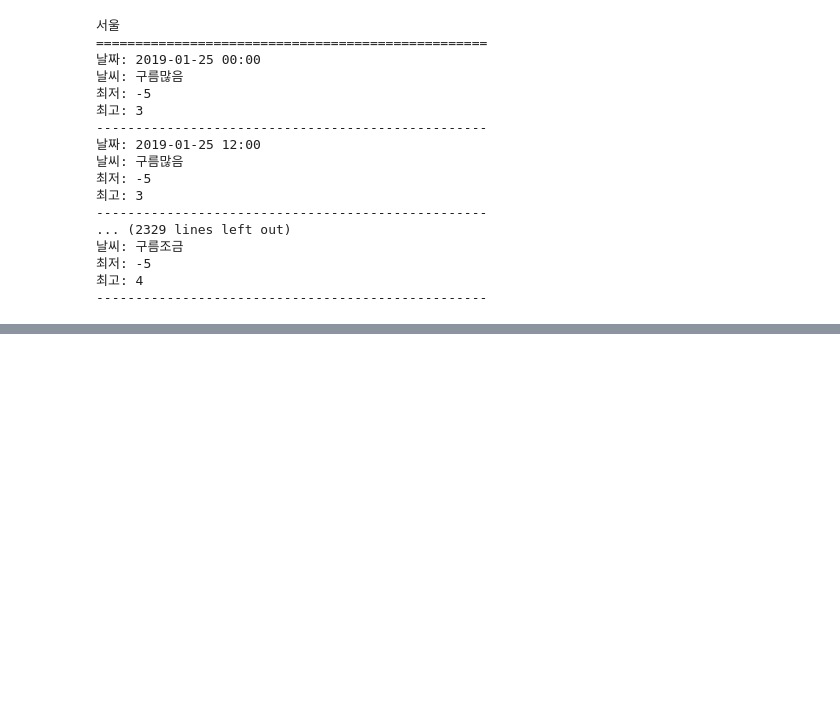
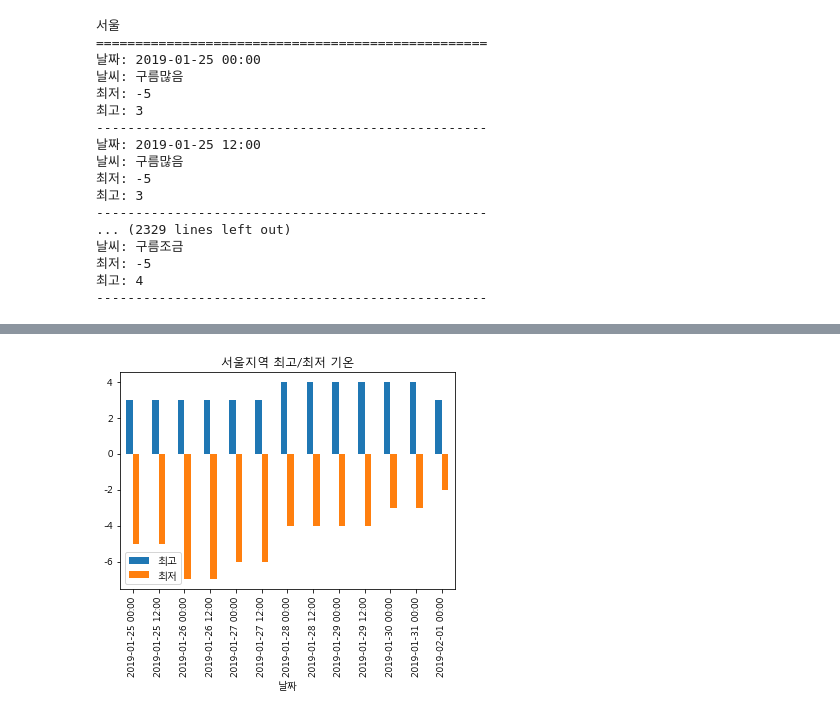
Before and after one commit to HyunKim24/multi_pandas_after, a Jupyter notebook: DataFrameTest14.ipynb, the cells around one changed output, grey strips where cells are left out. Saved outputs shown, nothing was run; the diff lists cells and outputs as text; code cells hidden in the pictures; blank space fills up the shorter version.

```diff
--- a/DataFrameTest14.ipynb
+++ b/DataFrameTest14.ipynb
@@ -2,6 +2,15 @@
 # http://rss.joins.com/
 from bs4 import BeautifulSoup
 import urllib.request as REQ
+import pandas as pd
+import numpy as np
+
+import matplotlib.pyplot as plt
+import matplotlib
+# 글꼴을 바꿔라
+matplotlib.rcParams['font.family'] = 'Malgun Gothic'
+# 유니코드를 적용해라
+matplotlib.rcParams['axes.unicode_minus'] = False
 # %%
 # url을 읽어와서 그거 연결시키는 부분
 url = 'http://www.kma.go.kr/weather/forecast/mid-term-rss3.jsp?stnId=109'
@@ -35,3 +44,20 @@ for location in soup.select('location'):
 최저: -5
 최고: 4
 --------------------------------------------------
+# %%
+# url을 읽어와서 그거 연결시키는 부분
+url = 'http://www.kma.go.kr/weather/forecast/mid-term-rss3.jsp?stnId=109'
+response = REQ.urlopen(url)
+# element 객체로 변환
+soup = BeautifulSoup(response,'html.parser')
+wData = []
+for location in soup.select('location'):
+    for data in location.select('data'):
+        wData.append({'도시':location.city.string,
+                      '날짜':data.tmef.string,
+                      '날씨':data.wf.string,
+                      '최저':int(data.tmn.string),
+                      '최고':int(data.tmx.string)})
+# %%
+df = pd.DataFrame(wData)
+df
@@ -37,0 +228,7 @@ for location in soup.select('location'):
+# %%
+# 7, 서울 지역의 날짜별 최고 최저 기온을 바차트로 그리시오
+g7 = df[ df['도시'] == '서울' ].set_index('날짜')
+g7[['최고', '최저']].plot(kind='bar', title='서울지역 최고/최저 기온')
+plt.show()
+# %% [output]
+[figure, added]
```
Also changed, not shown: parts of 11 cells of this notebook.
